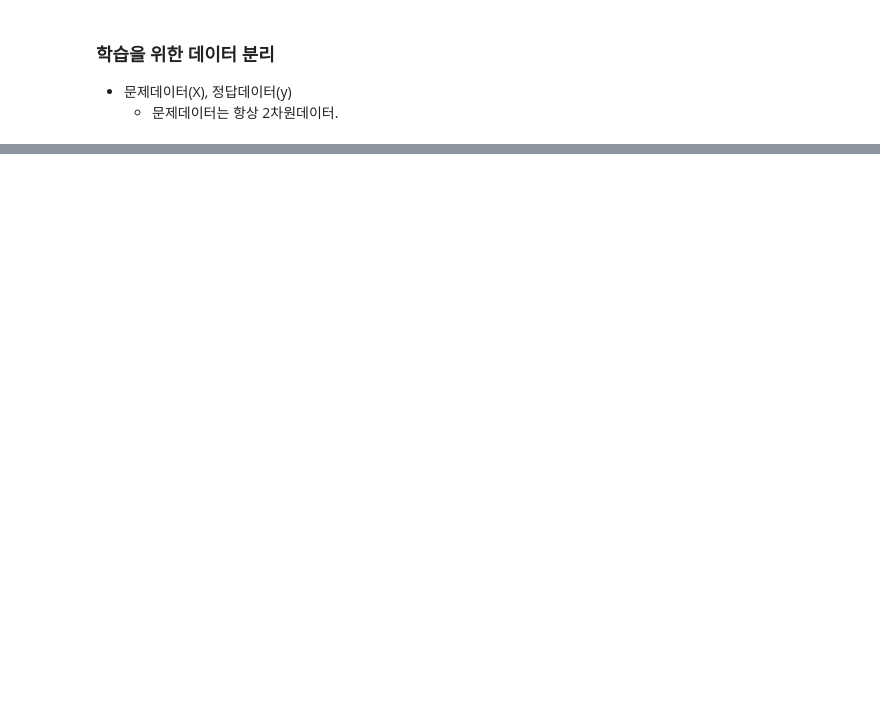
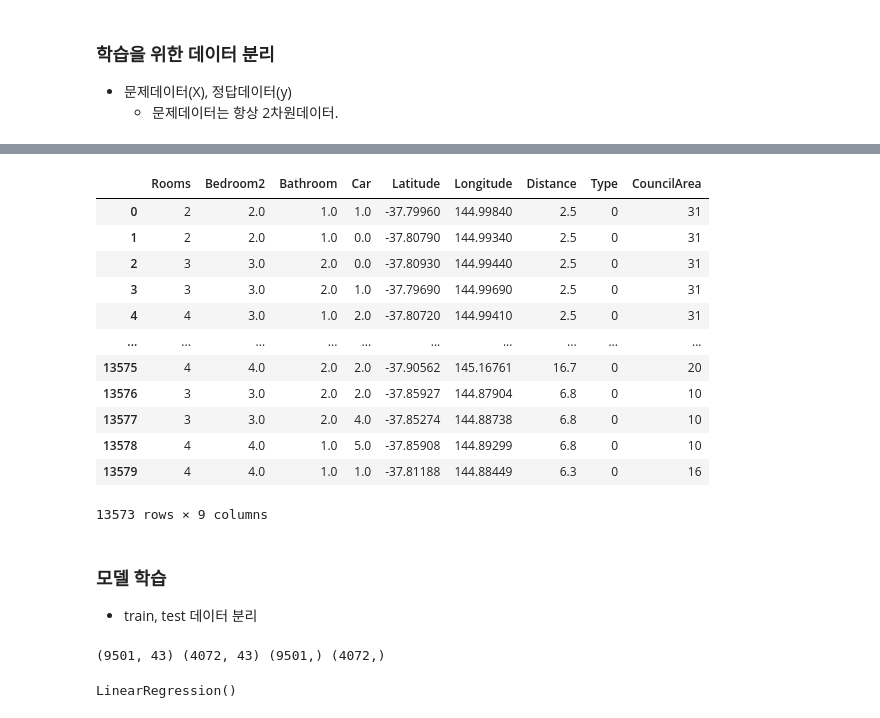
Before and after one commit to good0neighbour/ESTCampAI, a Jupyter notebook: 머신러닝/ex02집가격예측.ipynb, the cells around one changed output, grey strips where cells are left out. Saved outputs shown, nothing was run; the diff lists cells and outputs as text; code cells hidden in the pictures; blank space fills up the shorter version.

```diff
--- a/머신러닝/ex02집가격예측.ipynb
+++ b/머신러닝/ex02집가격예측.ipynb
@@ -536,0 +628,21 @@ y = selected_data['Price']
+# %%
+# Type 컬럼 레이블 인코딩
+X_label
+# encoder 객체는 생성 완료
+# fit, transform만 하면 됨
+X_label["Type"] = encoder.fit_transform(X_label["Type"])
+X_label
+# %% [output]
+|  | Rooms | Bedroom2 | Bathroom | Car | Latitude | Longitude | Distance | Type | CouncilArea |
+| 0 | 2 | 2.0 | 1.0 | 1.0 | -37.79960 | 144.99840 | 2.5 | 0 | 31 |
+| 1 | 2 | 2.0 | 1.0 | 0.0 | -37.80790 | 144.99340 | 2.5 | 0 | 31 |
+| 2 | 3 | 3.0 | 2.0 | 0.0 | -37.80930 | 144.99440 | 2.5 | 0 | 31 |
+| 3 | 3 | 3.0 | 2.0 | 1.0 | -37.79690 | 144.99690 | 2.5 | 0 | 31 |
+| 4 | 4 | 3.0 | 1.0 | 2.0 | -37.80720 | 144.99410 | 2.5 | 0 | 31 |
+| ... | ... | ... | ... | ... | ... | ... | ... | ... | ... |
+| 13575 | 4 | 4.0 | 2.0 | 2.0 | -37.90562 | 145.16761 | 16.7 | 0 | 20 |
+| 13576 | 3 | 3.0 | 2.0 | 2.0 | -37.85927 | 144.87904 | 6.8 | 0 | 10 |
+| 13577 | 3 | 3.0 | 2.0 | 4.0 | -37.85274 | 144.88738 | 6.8 | 0 | 10 |
+| 13578 | 4 | 4.0 | 1.0 | 5.0 | -37.85908 | 144.89299 | 6.8 | 0 | 10 |
+| 13579 | 4 | 4.0 | 1.0 | 1.0 | -37.81188 | 144.88449 | 6.3 | 0 | 16 |
+13573 rows × 9 columns
@@ -536,0 +654,3 @@ y = selected_data['Price']
+# %% [markdown]
+### 모델 학습
+- train, test 데이터 분리
@@ -536,0 +664,4 @@ y = selected_data['Price']
+# %%
+print(X_train.shape, X_test.shape, y_train.shape, y_test.shape)
+# %% [output]
+(9501, 43) (4072, 43) (9501,) (4072,)
@@ -536,0 +674,5 @@ y = selected_data['Price']
+# %%
+# 모델 학습
+linear_model.fit(X_train, y_train)
+# %% [output]
+LinearRegression()
```
Also changed, not shown: parts of 24 cells of this notebook, 19 other files.
